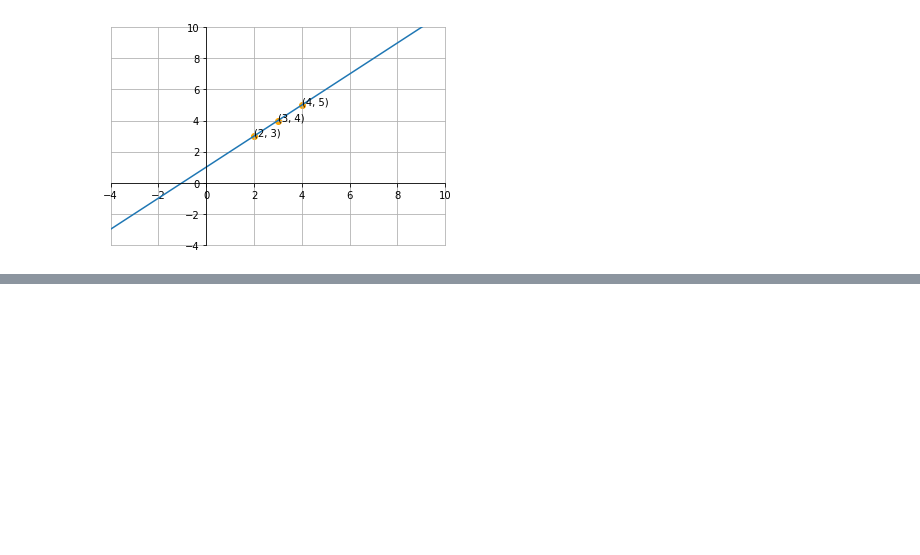
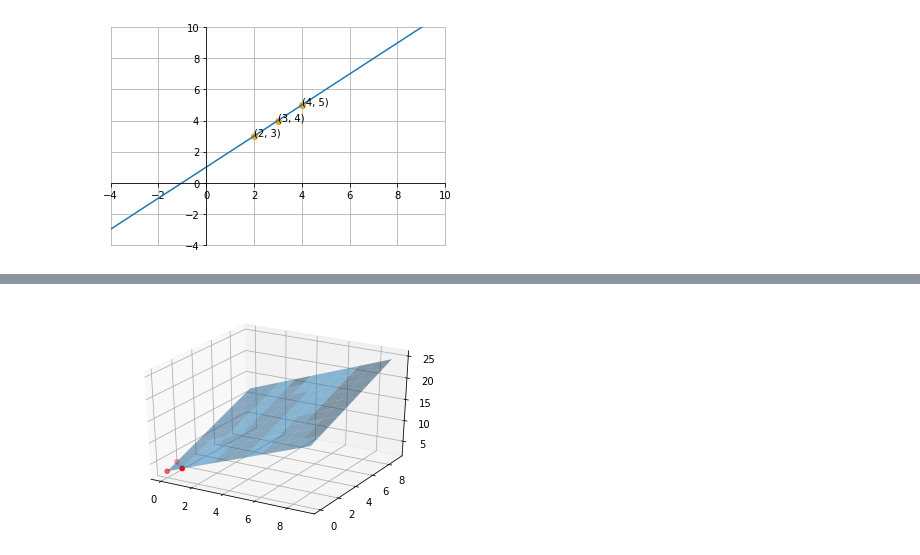
Before and after one commit to Gaheeheehee/Study, a Jupyter notebook: LinearAlgebra/CodingTheMatrix/Chap04 - The Vector Space/Chap04-The_Vector_Space.ipynb, the cells around one changed output, grey strips where cells are left out. Drawn from its saved outputs; the diff is of its cells as text; code cells hidden in the pictures; blank space fills up the shorter version.

```diff
--- a/LinearAlgebra/CodingTheMatrix/Chap04 - The Vector Space/Chap04-The_Vector_Space.ipynb
+++ b/LinearAlgebra/CodingTheMatrix/Chap04 - The Vector Space/Chap04-The_Vector_Space.ipynb
@@ -414,0 +425,11 @@ plt.show()
+# %%
+xx, yy = np.meshgrid(range(10), range(10))
+
+zz = 1.4*xx + 1.0*yy + 3  # 1.4x + y + -z + 3 = 0  즉, z축으로 +3만큼 평행이동
+
+ax = plt.subplot(projection='3d')
+ax.plot_surface(xx, yy, zz, alpha=.5, linewidth=0, zorder=-1)
+ax.scatter([1, 0, 0], [0, 1, 0], [4.4, 4, 3], color='red')
+plt.show()
+# %% [output]
+[figure, added]
```
Also changed, not shown: parts of 6 cells of this notebook, 1 other file.
